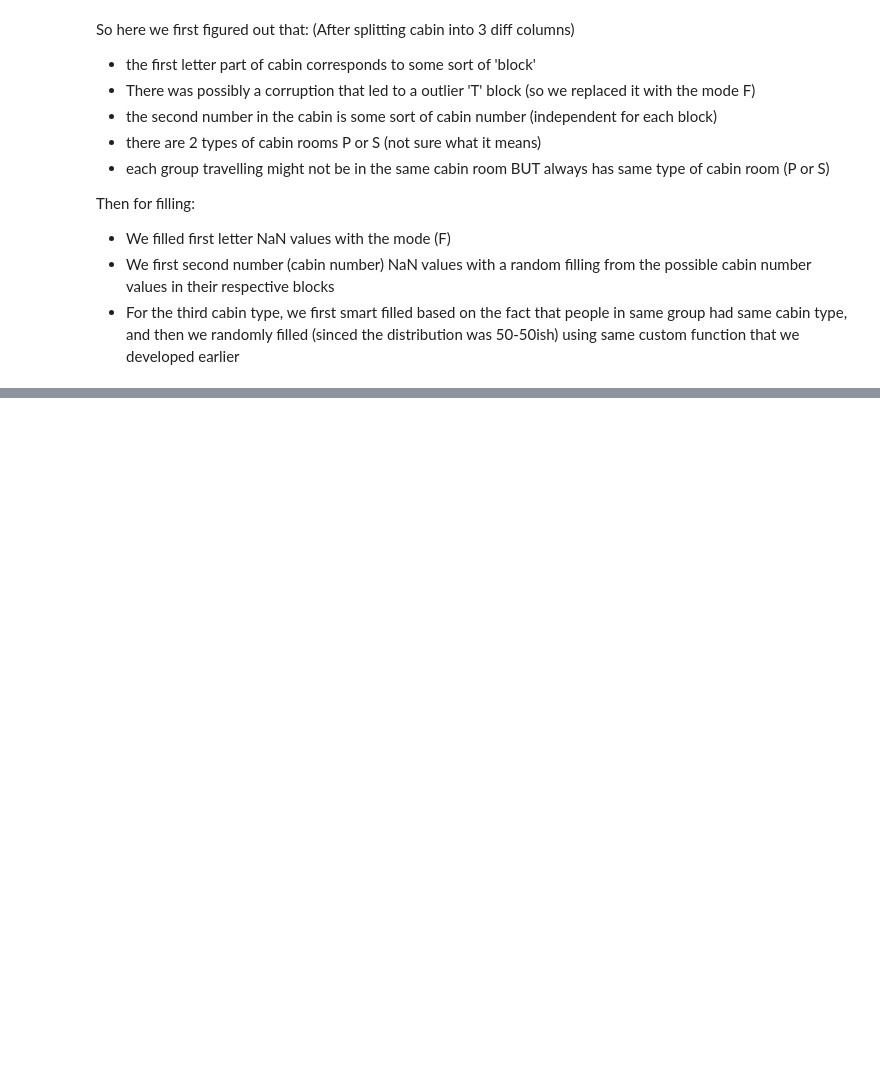
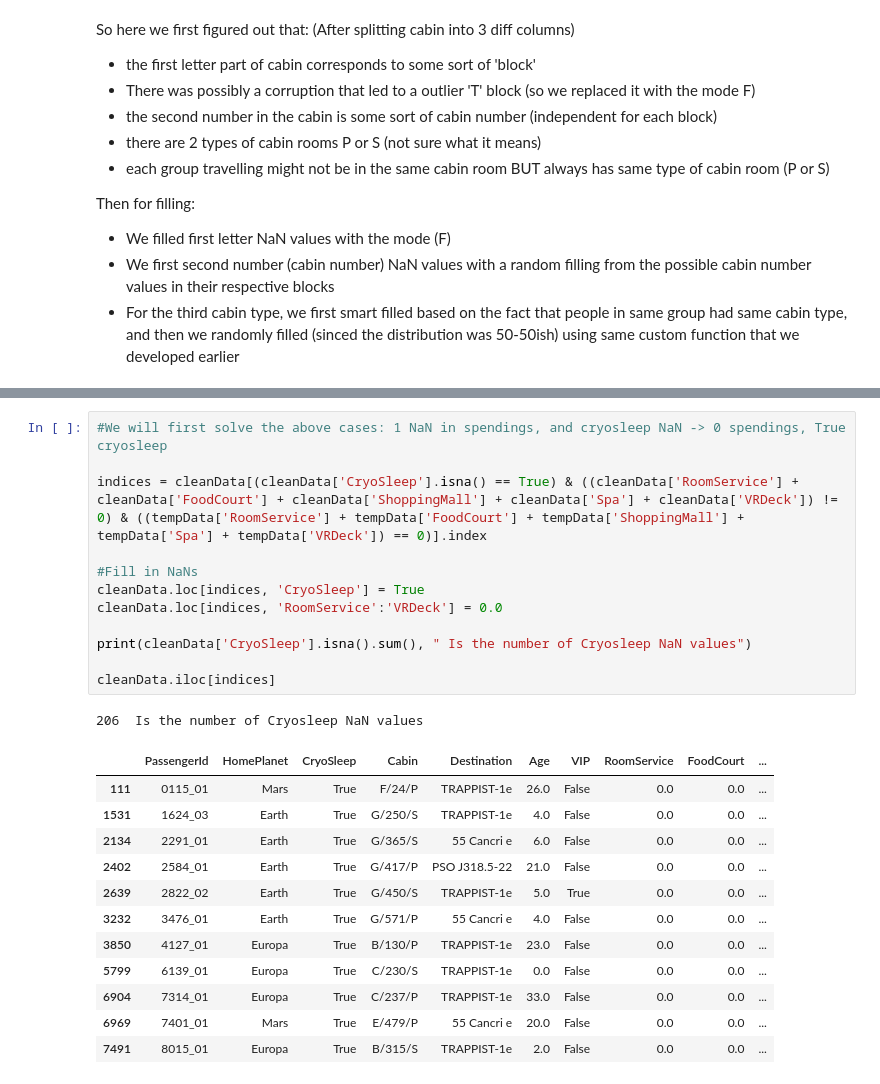
Before and after one commit to bestboybest/OlympusTech3.0--AstroGoodBoy, a Jupyter notebook: Task2/AstroGoodBoy_notebook_cleaning.ipynb, the cells around one changed output, grey strips where cells are left out. Saved outputs shown, nothing was run; the diff lists cells and outputs as text; blank space fills up the shorter version.

```diff
--- a/Task2/AstroGoodBoy_notebook_cleaning.ipynb
+++ b/Task2/AstroGoodBoy_notebook_cleaning.ipynb
@@ -690,0 +811,26 @@ Then for filling:
+# %%
+#We will first solve the above cases: 1 NaN in spendings, and cryosleep NaN -> 0 spendings, True cryosleep
+
+indices = cleanData[(cleanData['CryoSleep'].isna() == True) & ((cleanData['RoomService'] + cleanData['FoodCourt'] + cleanData['ShoppingMall'] + cleanData['Spa'] + cleanData['VRDeck']) != 0) & ((tempData['RoomService'] + tempData['FoodCourt'] + tempData['ShoppingMall'] + tempData['Spa'] + tempData['VRDeck']) == 0)].index
+
+#Fill in NaNs
+cleanData.loc[indices, 'CryoSleep'] = True
+cleanData.loc[indices, 'RoomService':'VRDeck'] = 0.0
+
+print(cleanData['CryoSleep'].isna().sum(), " Is the number of Cryosleep NaN values")
+
+cleanData.iloc[indices]
+# %% [output]
+206  Is the number of Cryosleep NaN values
+|  | PassengerId | HomePlanet | CryoSleep | Cabin | Destination | Age | VIP | RoomService | FoodCourt | ... |
+| 111 | 0115_01 | Mars | True | F/24/P | TRAPPIST-1e | 26.0 | False | 0.0 | 0.0 | ... |
+| 1531 | 1624_03 | Earth | True | G/250/S | TRAPPIST-1e | 4.0 | False | 0.0 | 0.0 | ... |
+| 2134 | 2291_01 | Earth | True | G/365/S | 55 Cancri e | 6.0 | False | 0.0 | 0.0 | ... |
+| 2402 | 2584_01 | Earth | True | G/417/P | PSO J318.5-22 | 21.0 | False | 0.0 | 0.0 | ... |
+| 2639 | 2822_02 | Earth | True | G/450/S | TRAPPIST-1e | 5.0 | True | 0.0 | 0.0 | ... |
+| 3232 | 3476_01 | Earth | True | G/571/P | 55 Cancri e | 4.0 | False | 0.0 | 0.0 | ... |
+| 3850 | 4127_01 | Europa | True | B/130/P | TRAPPIST-1e | 23.0 | False | 0.0 | 0.0 | ... |
+| 5799 | 6139_01 | Europa | True | C/230/S | TRAPPIST-1e | 0.0 | False | 0.0 | 0.0 | ... |
+| 6904 | 7314_01 | Europa | True | C/237/P | TRAPPIST-1e | 33.0 | False | 0.0 | 0.0 | ... |
+| 6969 | 7401_01 | Mars | True | E/479/P | 55 Cancri e | 20.0 | False | 0.0 | 0.0 | ... |
+| 7491 | 8015_01 | Europa | True | B/315/S | TRAPPIST-1e | 2.0 | False | 0.0 | 0.0 | ... |
```
Also changed, not shown: parts of 16 cells of this notebook.
